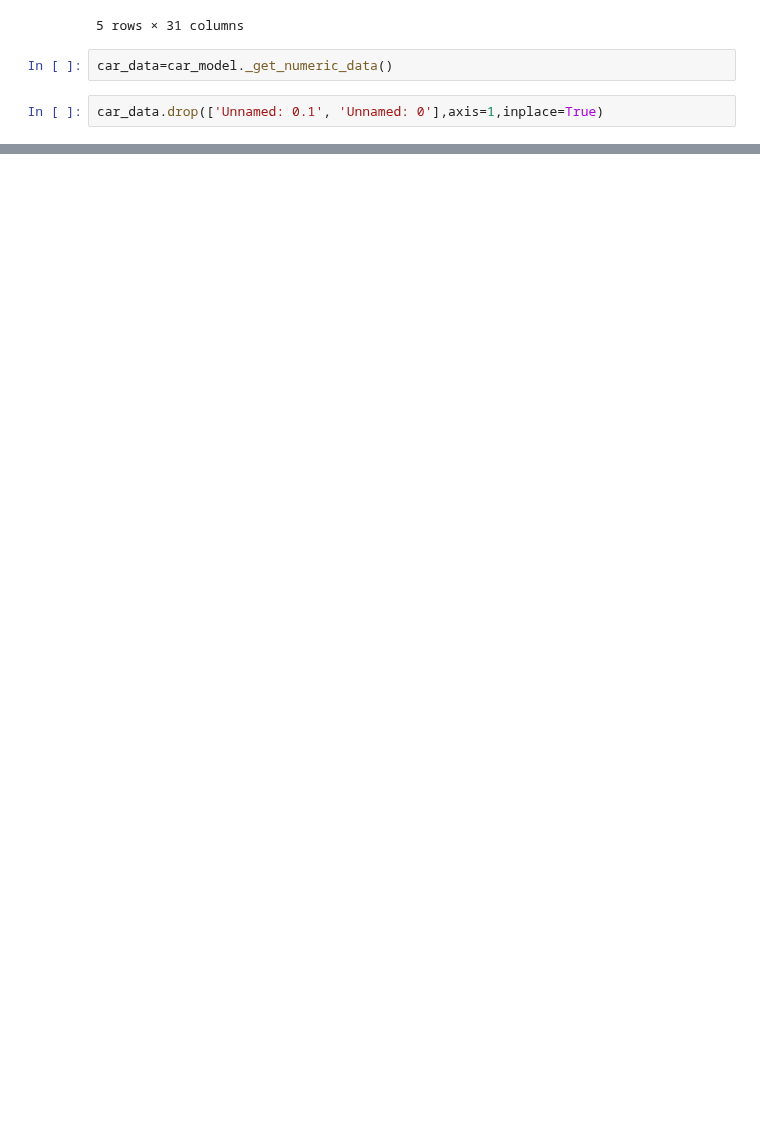
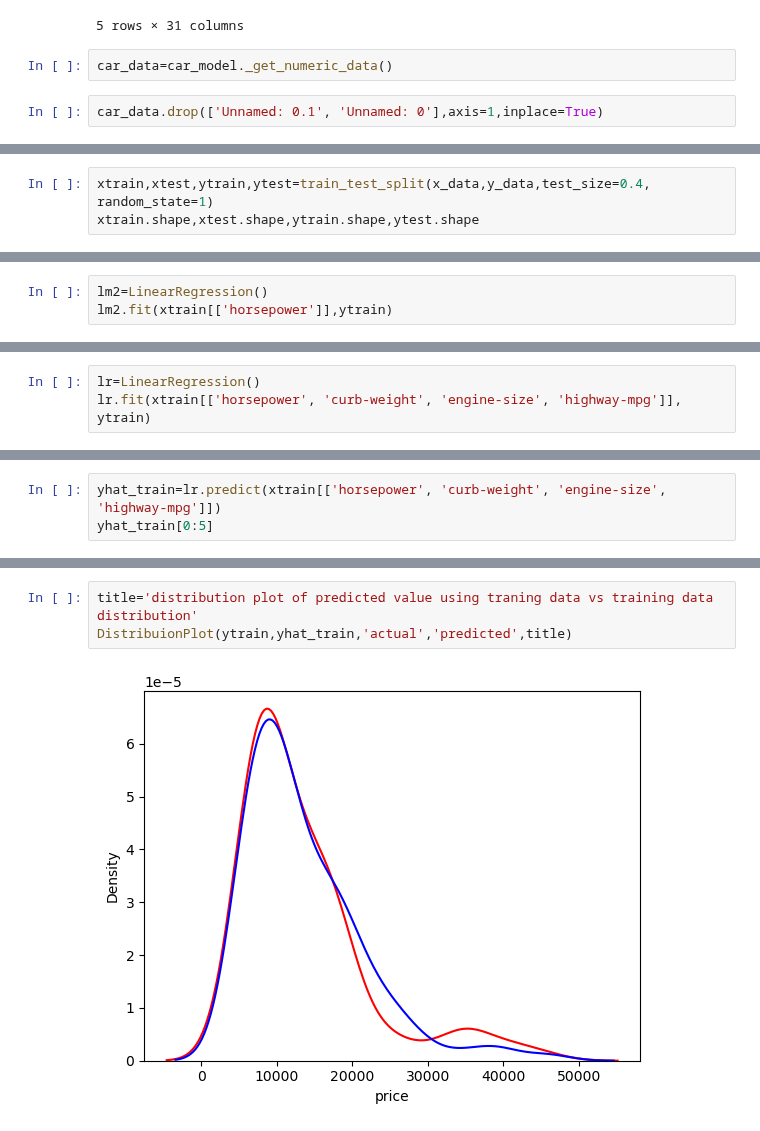
Before and after one commit to Immortal-Pi/IBMdatascience, a Jupyter notebook: dataAnalysis/carPriceModelEvaluation.ipynb, the cells around one changed output, grey strips where cells are left out. Drawn from its saved outputs; the diff is of its cells as text; blank space fills up the shorter version.

Commit message:
data analysis

```diff
--- a/dataAnalysis/carPriceModelEvaluation.ipynb
+++ b/dataAnalysis/carPriceModelEvaluation.ipynb
@@ -41,0 +95,3 @@ car_data.head()
+# %%
+xtrain,xtest,ytrain,ytest=train_test_split(x_data,y_data,test_size=0.4, random_state=1)
+xtrain.shape,xtest.shape,ytrain.shape,ytest.shape
@@ -41,0 +100,3 @@ car_data.head()
+# %%
+lm2=LinearRegression()
+lm2.fit(xtrain[['horsepower']],ytrain)
@@ -41,0 +131,3 @@ car_data.head()
+# %%
+lr=LinearRegression()
+lr.fit(xtrain[['horsepower', 'curb-weight', 'engine-size', 'highway-mpg']], ytrain)
@@ -41,0 +136,3 @@ car_data.head()
+# %%
+yhat_train=lr.predict(xtrain[['horsepower', 'curb-weight', 'engine-size', 'highway-mpg']])
+yhat_train[0:5]
@@ -41,0 +148,5 @@ car_data.head()
+# %%
+title='distribution plot of predicted value using traning data vs training data distribution'
+DistribuionPlot(ytrain,yhat_train,'actual','predicted',title)
+# %% [output]
+[figure, added]
```
Also changed, not shown: parts of 70 cells of this notebook, 17 other files.
